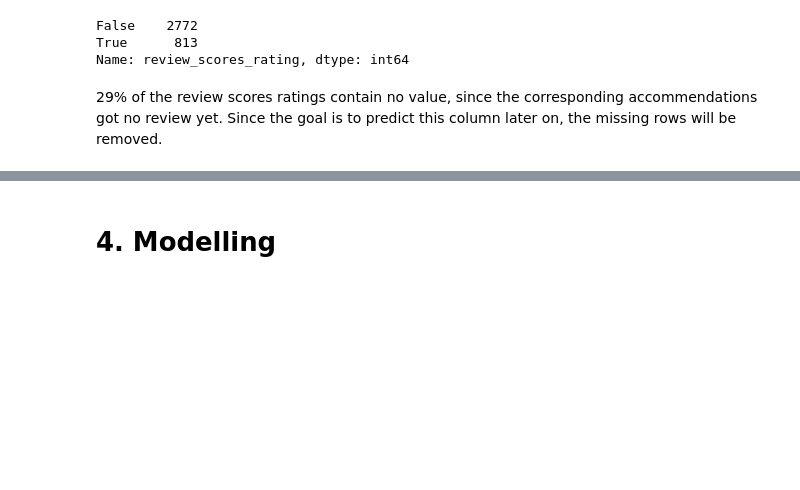
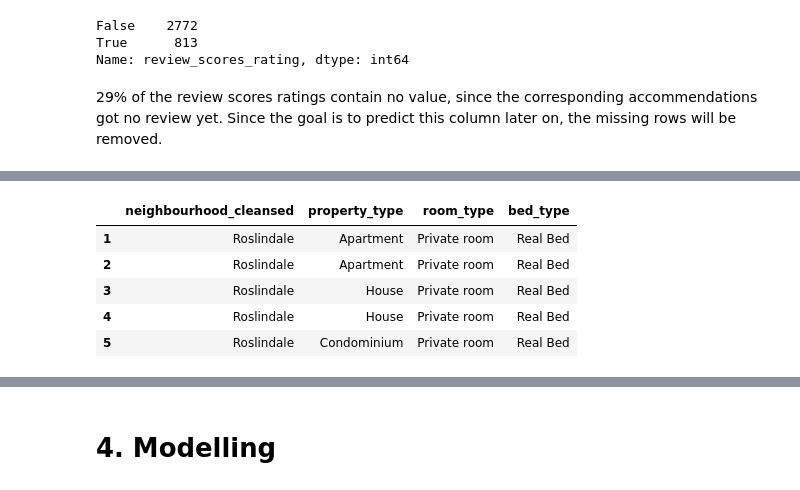
Before and after one commit to MiRoDS/DataScience_Project1, a Jupyter notebook: AirBNBAnalysis.ipynb, the cells around one changed output, grey strips where cells are left out. Drawn from its saved outputs; the diff is of its cells as text; code cells hidden in the pictures; blank space fills up the shorter version.

```diff
--- a/AirBNBAnalysis.ipynb
+++ b/AirBNBAnalysis.ipynb
@@ -332,0 +335,10 @@ df_reduced=df_prepared.dropna(subset=['review_scores_rating'], axis=0)
+# %%
+cat_df = df_reduced[['neighbourhood_cleansed', 'property_type', 'room_type', 'bed_type']]
+cat_df.head()
+# %% [output]
+|  | neighbourhood_cleansed | property_type | room_type | bed_type |
+| 1 | Roslindale | Apartment | Private room | Real Bed |
+| 2 | Roslindale | Apartment | Private room | Real Bed |
+| 3 | Roslindale | House | Private room | Real Bed |
+| 4 | Roslindale | House | Private room | Real Bed |
+| 5 | Roslindale | Condominium | Private room | Real Bed |
```
Also changed, not shown: parts of 14 cells of this notebook.
